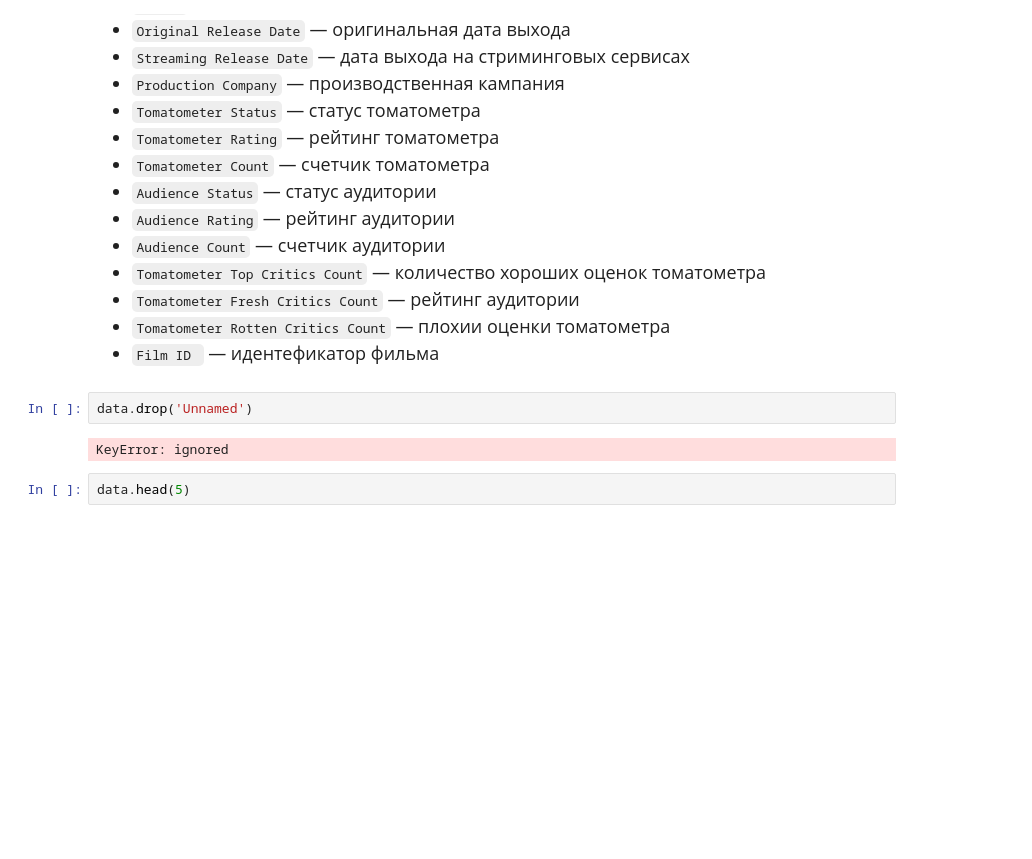
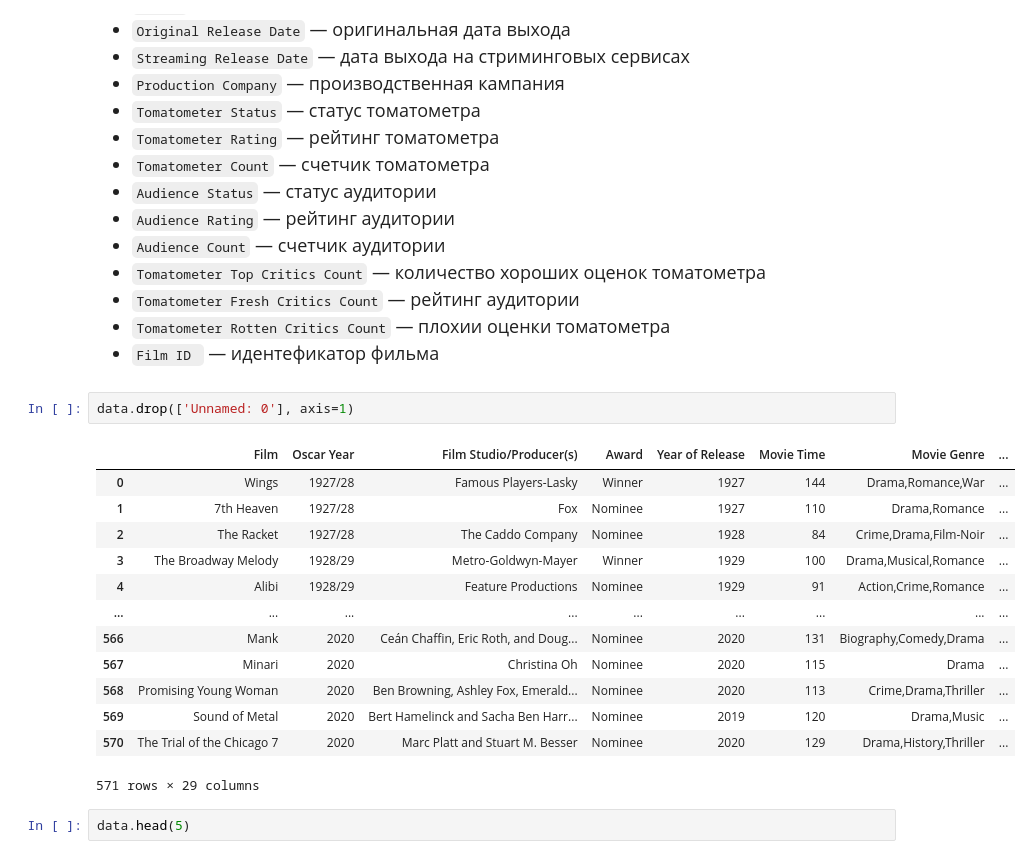
Before and after one commit to MaksimSmolenkov/3, a Jupyter notebook: Практ_6.ipynb, the cells around one changed output. Cells and saved outputs as stored; diff of their text form; blank space fills up the shorter version.

```diff
--- a/Практ_6.ipynb
+++ b/Практ_6.ipynb
@@ -60,9 +60,21 @@ data
 
 </font>
 # %%
-data.drop('Unnamed')
+data.drop(['Unnamed: 0'], axis=1)
 # %% [output]
+|  | Film | Oscar Year | Film Studio/Producer(s) | Award | Year of Release | Movie Time | Movie Genre | ... |
+| 0 | Wings | 1927/28 | Famous Players-Lasky | Winner | 1927 | 144 | Drama,Romance,War | ... |
+| 1 | 7th Heaven | 1927/28 | Fox | Nominee | 1927 | 110 | Drama,Romance | ... |
+| 2 | The Racket | 1927/28 | The Caddo Company | Nominee | 1928 | 84 | Crime,Drama,Film-Noir | ... |
+| 3 | The Broadway Melody | 1928/29 | Metro-Goldwyn-Mayer | Winner | 1929 | 100 | Drama,Musical,Romance | ... |
+| 4 | Alibi | 1928/29 | Feature Productions | Nominee | 1929 | 91 | Action,Crime,Romance | ... |
+| ... | ... | ... | ... | ... | ... | ... | ... | ... |
+| 566 | Mank | 2020 | Ceán Chaffin, Eric Roth, and Doug... | Nominee | 2020 | 131 | Biography,Comedy,Drama | ... |
+| 567 | Minari | 2020 | Christina Oh | Nominee | 2020 | 115 | Drama | ... |
+| 568 | Promising Young Woman | 2020 | Ben Browning, Ashley Fox, Emerald... | Nominee | 2020 | 113 | Crime,Drama,Thriller | ... |
+| 569 | Sound of Metal | 2020 | Bert Hamelinck and Sacha Ben Harr... | Nominee | 2019 | 120 | Drama,Music | ... |
+| 570 | The Trial of the Chicago 7 | 2020 | Marc Platt and Stuart M. Besser | Nominee | 2020 | 129 | Drama,History,Thriller | ... |
-KeyError: ignored
+571 rows × 29 columns
 # %%
 data.head(5)
 # %% [output]
```
Also changed, not shown: parts of 2 cells of this notebook.
